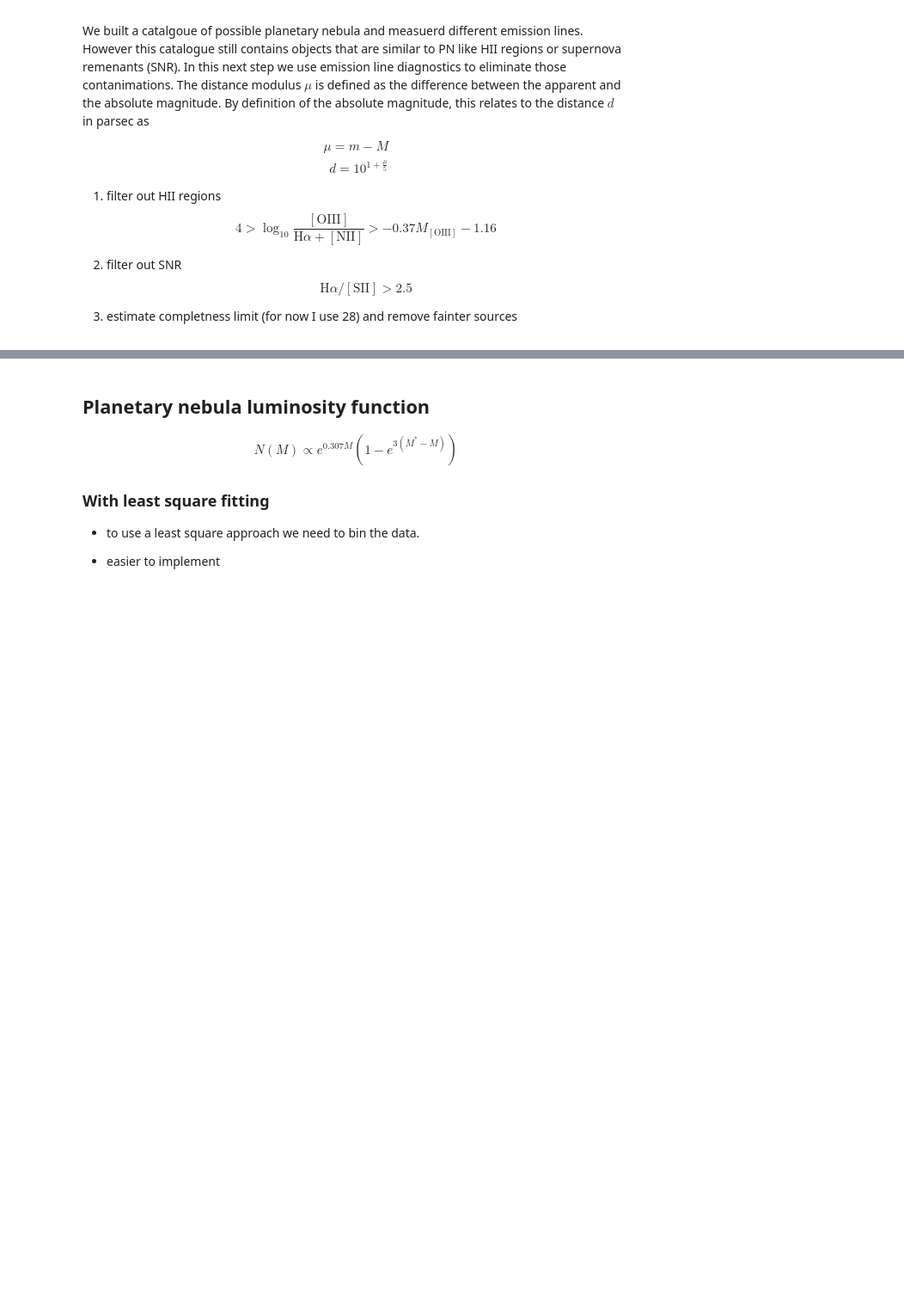
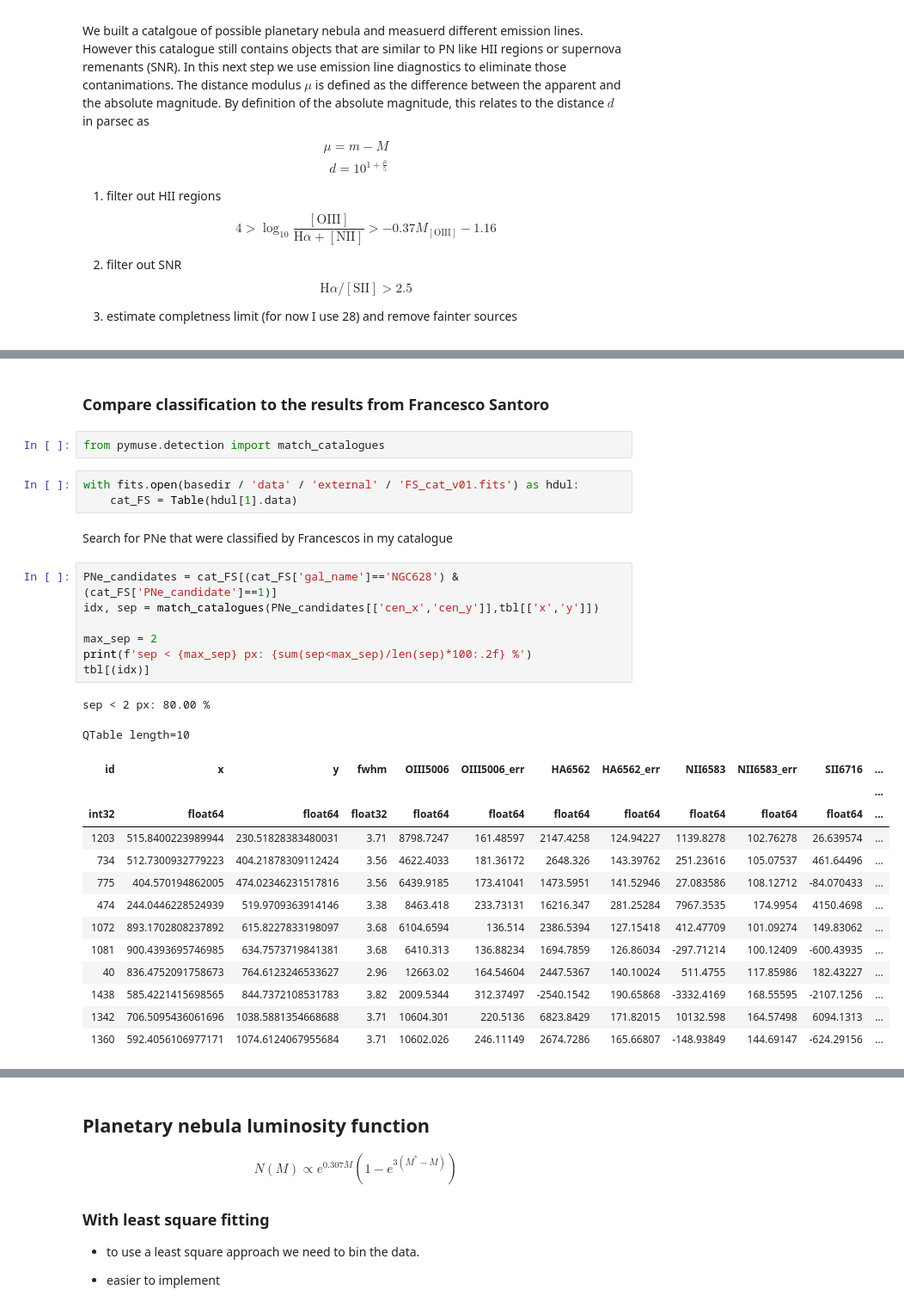
Before and after one commit to fschmnn/pnlf, a Jupyter notebook: notebooks/planetary_nebula.ipynb, the cells around one changed output, grey strips where cells are left out. Shown at 86% size. Cells and saved outputs as stored; diff of their text form; blank space fills up the shorter version.

```diff
--- a/notebooks/planetary_nebula.ipynb
+++ b/notebooks/planetary_nebula.ipynb
@@ -579,0 +654,32 @@ plot_emission_line_ratio(tbl)
+# %% [markdown]
+### Compare classification to the results from Francesco Santoro
+# %%
+from pymuse.detection import match_catalogues
+# %%
+with fits.open(basedir / 'data' / 'external' / 'FS_cat_v01.fits') as hdul:
+    cat_FS = Table(hdul[1].data)
+# %% [markdown]
+Search for PNe that were classified by Francescos in my catalogue
+# %%
+PNe_candidates = cat_FS[(cat_FS['gal_name']=='NGC628') & (cat_FS['PNe_candidate']==1)]
+idx, sep = match_catalogues(PNe_candidates[['cen_x','cen_y']],tbl[['x','y']])
+
+max_sep = 2
+print(f'sep < {max_sep} px: {sum(sep<max_sep)/len(sep)*100:.2f} %')
+tbl[(idx)]
+# %% [output]
+sep < 2 px: 80.00 %
+QTable length=10
+| id | x | y | fwhm | OIII5006 | OIII5006_err | HA6562 | HA6562_err | NII6583 | NII6583_err | SII6716 | ... |
+|  |  |  |  |  |  |  |  |  |  |  | ... |
+| int32 | float64 | float64 | float32 | float64 | float64 | float64 | float64 | float64 | float64 | float64 | ... |
+| 1203 | 515.8400223989944 | 230.51828383480031 | 3.71 | 8798.7247 | 161.48597 | 2147.4258 | 124.94227 | 1139.8278 | 102.76278 | 26.639574 | ... |
+| 734 | 512.7300932779223 | 404.21878309112424 | 3.56 | 4622.4033 | 181.36172 | 2648.326 | 143.39762 | 251.23616 | 105.07537 | 461.64496 | ... |
+| 775 | 404.570194862005 | 474.02346231517816 | 3.56 | 6439.9185 | 173.41041 | 1473.5951 | 141.52946 | 27.083586 | 108.12712 | -84.070433 | ... |
+| 474 | 244.0446228524939 | 519.9709363914146 | 3.38 | 8463.418 | 233.73131 | 16216.347 | 281.25284 | 7967.3535 | 174.9954 | 4150.4698 | ... |
+| 1072 | 893.1702808237892 | 615.8227833198097 | 3.68 | 6104.6594 | 136.514 | 2386.5394 | 127.15418 | 412.47709 | 101.09274 | 149.83062 | ... |
+| 1081 | 900.4393695746985 | 634.7573719841381 | 3.68 | 6410.313 | 136.88234 | 1694.7859 | 126.86034 | -297.71214 | 100.12409 | -600.43935 | ... |
+| 40 | 836.4752091758673 | 764.6123246533627 | 2.96 | 12663.02 | 164.54604 | 2447.5367 | 140.10024 | 511.4755 | 117.85986 | 182.43227 | ... |
+| 1438 | 585.4221415698565 | 844.7372108531783 | 3.82 | 2009.5344 | 312.37497 | -2540.1542 | 190.65868 | -3332.4169 | 168.55595 | -2107.1256 | ... |
+| 1342 | 706.5095436061696 | 1038.5881354668688 | 3.71 | 10604.301 | 220.5136 | 6823.8429 | 171.82015 | 10132.598 | 164.57498 | 6094.1313 | ... |
+| 1360 | 592.4056106977171 | 1074.6124067955684 | 3.71 | 10602.026 | 246.11149 | 2674.7286 | 165.66807 | -148.93849 | 144.69147 | -624.29156 | ... |
```
Also changed, not shown: parts of 9 cells of this notebook, 2 other files.
